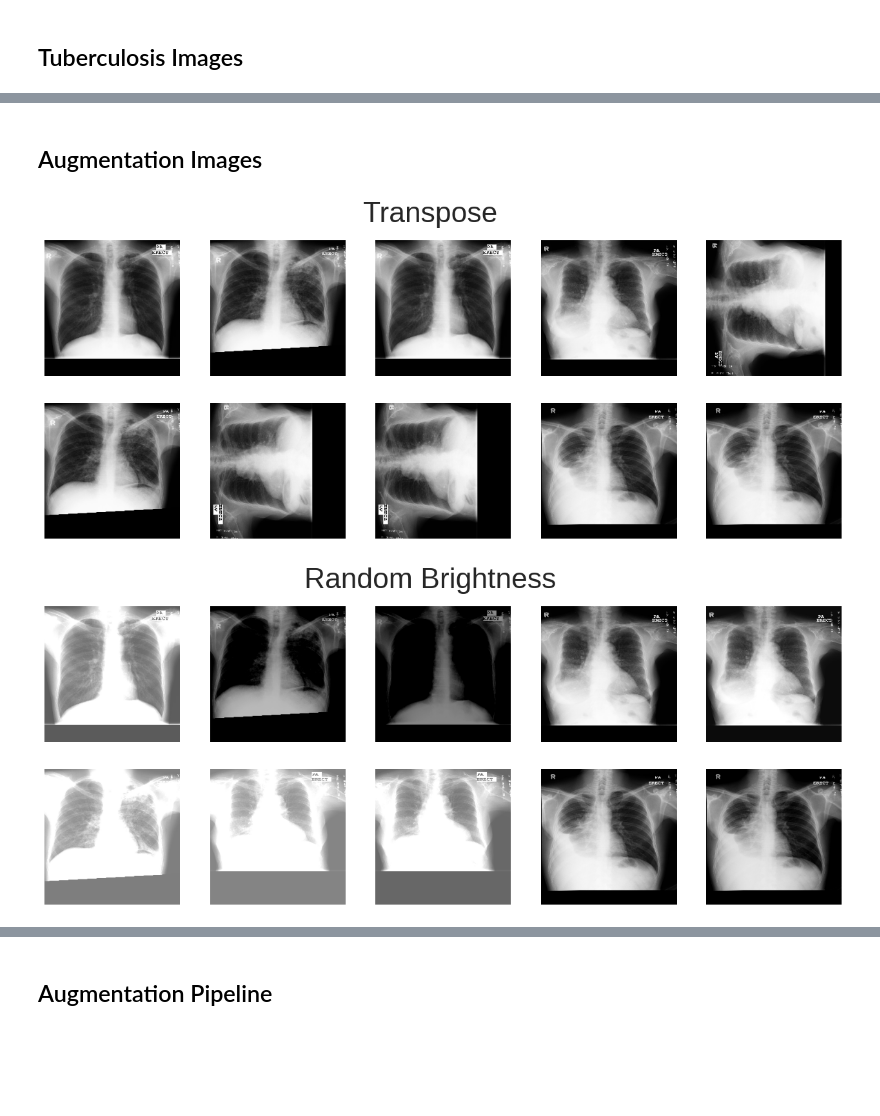
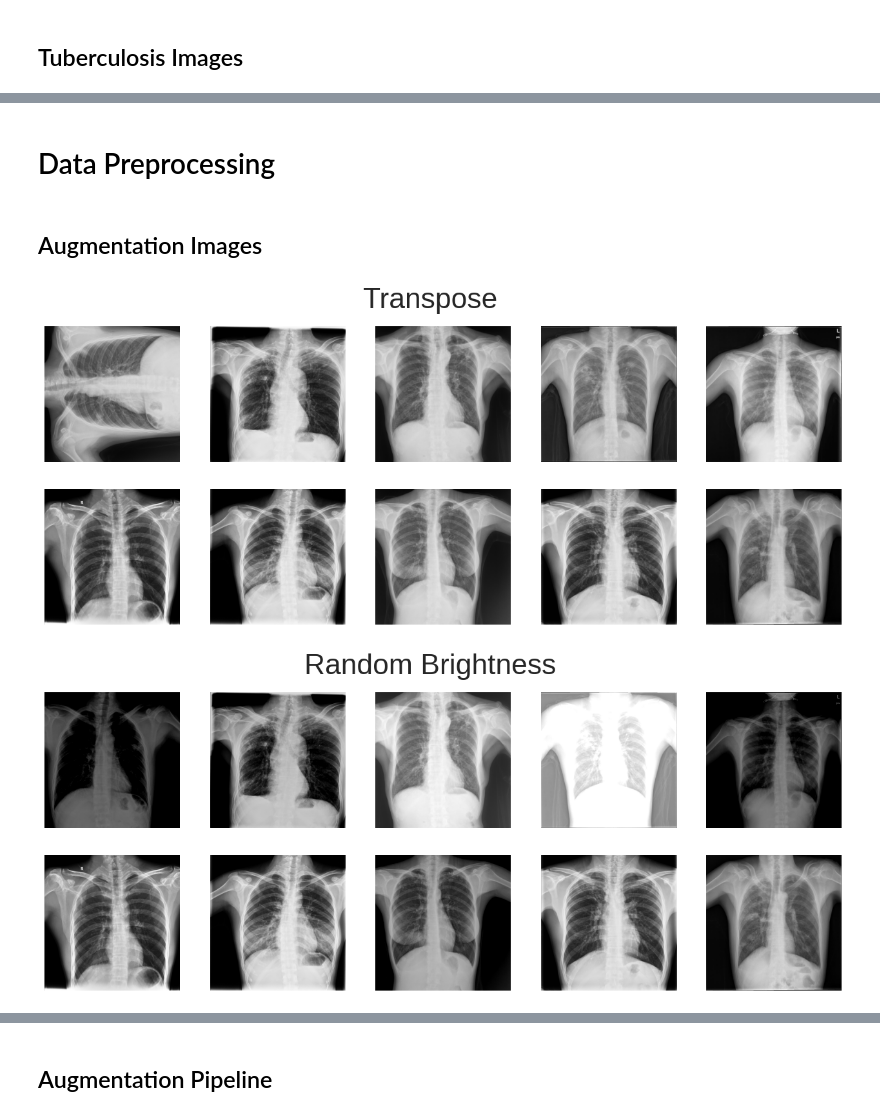
Before and after one commit to OmdenaAI/myanmar-chapter-chest-x-rays, a Jupyter notebook: src/visualizations/tuberculosis-detection-model/EDA_Tuberculosis.ipynb, the cells around one changed output, grey strips where cells are left out. Drawn from its saved outputs; the diff is of its cells as text; code cells hidden in the pictures; blank space fills up the shorter version.

```diff
--- a/src/visualizations/tuberculosis-detection-model/EDA_Tuberculosis.ipynb
+++ b/src/visualizations/tuberculosis-detection-model/EDA_Tuberculosis.ipynb
@@ -167,7 +204,7 @@ Text(0, 0.5, 'Count')
 # %%
 # display sample of non-TB images
 plt.style.use('seaborn')
-paths = glob('/gdrive/MyDrive/Datasets/Omdena Myanmar/tuberculosis-detection-model/Non-Tuberculosis/NIH Montgomery/*.png')
+paths = glob('/gdrive/MyDrive/Datasets/Omdena Myanmar/tuberculosis-detection-model/Non-Tuberculosis/*.png')
 fig, axes = plt.subplots(nrows=3, ncols=5, figsize=(16, 6))
 plt.suptitle('Non-Tuberculosis Images', fontsize=32)
 for i in range(0, 15):
@@ -185,7 +222,7 @@ for i in range(0, 15):
 # %%
 # display sample of TB images
 plt.style.use('seaborn')
-paths = glob('/gdrive/MyDrive/Datasets/Omdena Myanmar/tuberculosis-detection-model/Tuberculosis/NIH Montgomery/*.png')
+paths = glob('/gdrive/MyDrive/Datasets/Omdena Myanmar/tuberculosis-detection-model/Tuberculosis/*.png')
 fig, axes = plt.subplots(nrows=3, ncols=5, figsize=(16, 6))
 plt.suptitle('Tuberculosis Images', fontsize=32)
 for i in range(0, 15):
@@ -200,0 +238,2 @@ for i in range(0, 15):
+# %% [markdown]
+# Data Preprocessing
@@ -206,7 +253,7 @@ transform = A.Compose([
     A.Transpose()
 ])
 
-paths = glob('/gdrive/MyDrive/Datasets/Omdena Myanmar/tuberculosis-detection-model/Tuberculosis/NIH Montgomery/*.png')
+paths = glob('/gdrive/MyDrive/Datasets/Omdena Myanmar/tuberculosis-detection-model/Tuberculosis/*.png')
 fig, axes = plt.subplots(nrows=2, ncols=5, figsize=(16, 6))
 plt.suptitle('Transpose', fontsize=32)
 for i in range(0, 10):
@@ -220,29 +267,29 @@ for i in range(0, 10):
     axes[x, y].imshow(aug_image)
     axes[x, y].axis('off')
 # %% [output]
-[figure, old version]
+[figure, new version]
 # %%
 # display Random Brightness augmentations
 transform = A.Compose([
     A.RandomBrightness(limit=0.6)
 ])
 
-paths = glob('/gdrive/MyDrive/Datasets/Omdena Myanmar/tuberculosis-detection-model/Tuberculosis/NIH Montgomery/*.png')
+paths = glob('/gdrive/MyDrive/Datasets/Omdena Myanmar/tuberculosis-detection-model/Tuberculosis/*.png')
 fig, axes = plt.subplots(nrows=2, ncols=5, figsize=(16,6))
 plt.suptitle('Random Brightness', fontsize=32)
 for i in range(0, 10):
     image = cv2.imread(paths[i], cv2.IMREAD_COLOR)
     image = cv2.cvtColor(image, cv2.COLOR_BGR2RGB)
     image = cv2.resize(image, (256,256))
     transformed = transform(image=image)
     aug_image = transformed['image']
 
     x = i // 5
     y = i % 5
     axes[x, y].imshow(aug_image)
     axes[x, y].axis('off')
 # %% [output]
-[figure, old version]
+[figure, new version]
 # %%
 # display Shift Scale Rotate augmentations
 transform = A.Compose([
```
Also changed, not shown: parts of 20 cells of this notebook.
